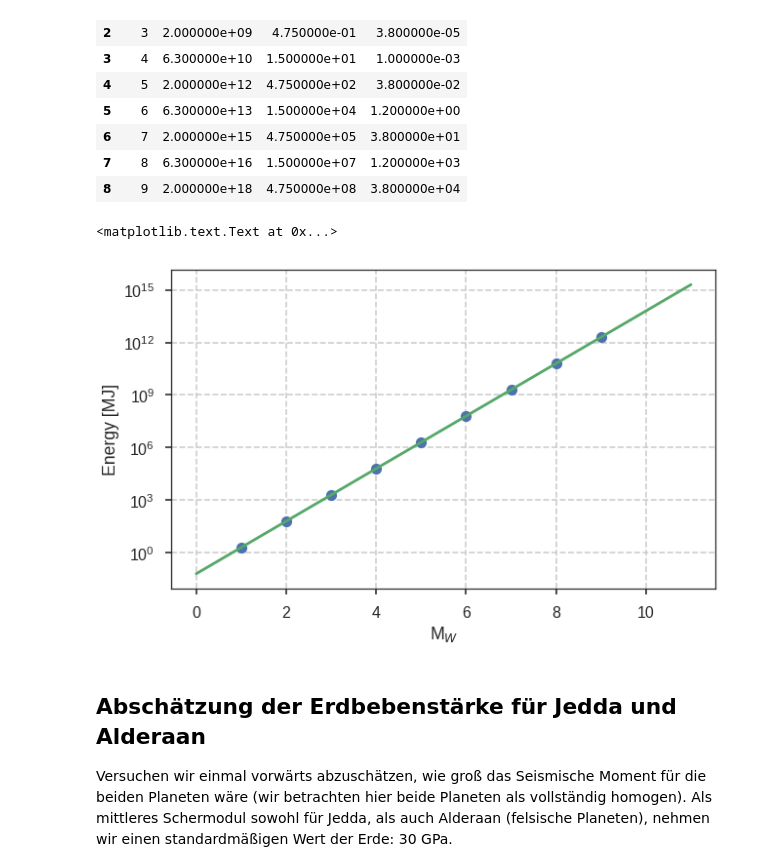
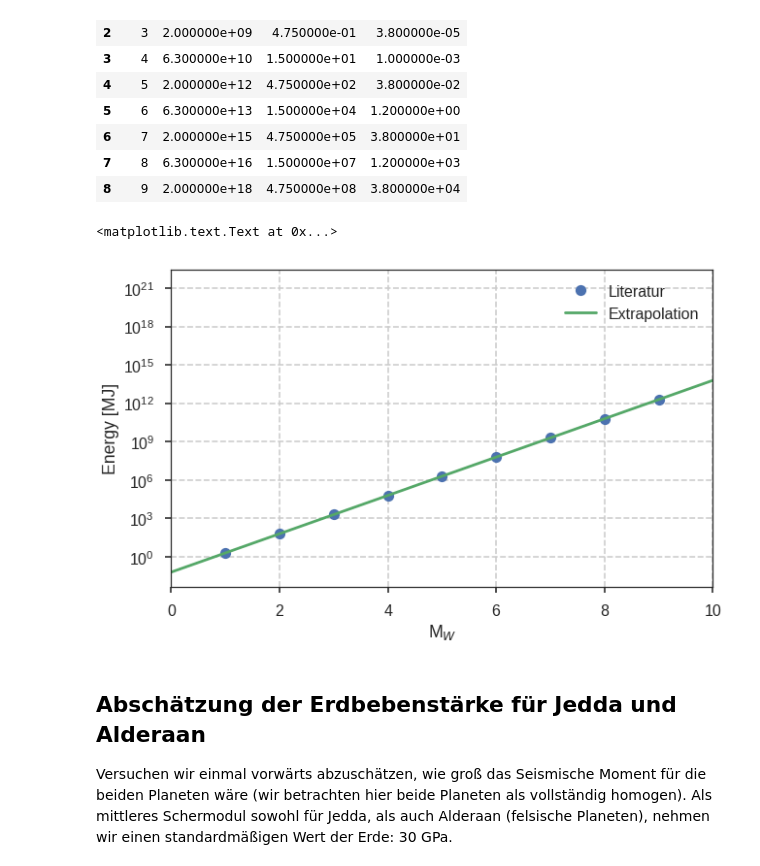
Before and after one commit to Japhiolite/SciFi-Geophysics, a Jupyter notebook: Todesstern und Erdbeben.ipynb, the cells around one changed output. Drawn from its saved outputs; the diff is of its cells as text; code cells hidden in the pictures.

```diff
--- a/Todesstern und Erdbeben.ipynb
+++ b/Todesstern und Erdbeben.ipynb
@@ -52,19 +52,21 @@ dat
 | 8 | 9 | 2.000000e+18 | 4.750000e+08 | 3.800000e+04 |
 # %%
 # Gleichung
-mw = np.linspace(0,11,120)
+mw = np.linspace(0,15,120)
 Es = 10**(mw*1.5+4.8)
 # %%
 plt.figure(figsize=[10,6])
 plt.semilogy(dat['Mw'],dat['Es [J]']/1e6,'o',label='Literatur')
 plt.semilogy(mw,Es/1e6,'-',label='Extrapolation')
 plt.grid(True,which="both",ls="--")
 plt.grid(True, which='minor', ls='-',color='gray', linewidth=0.5)
+plt.xlim([0,10])
+plt.legend()
 plt.ylabel('Energy [MJ]')
 plt.xlabel('M$_W$')
 # %% [output]
 <matplotlib.text.Text at 0x...>
-[figure, old version]
+[figure, new version]
 # %% [markdown]
 ## Abschätzung der Erdbebenstärke für Jedda und Alderaan
 Versuchen wir einmal vorwärts abzuschätzen, wie groß das Seismische Moment für die beiden Planeten wäre (wir betrachten hier beide Planeten als vollständig homogen). Als mittleres Schermodul sowohl für Jedda, als auch Alderaan (felsische Planeten), nehmen wir einen standardmäßigen Wert der Erde: 30 GPa.
```
Also changed, not shown: parts of 1 cell of this notebook.
